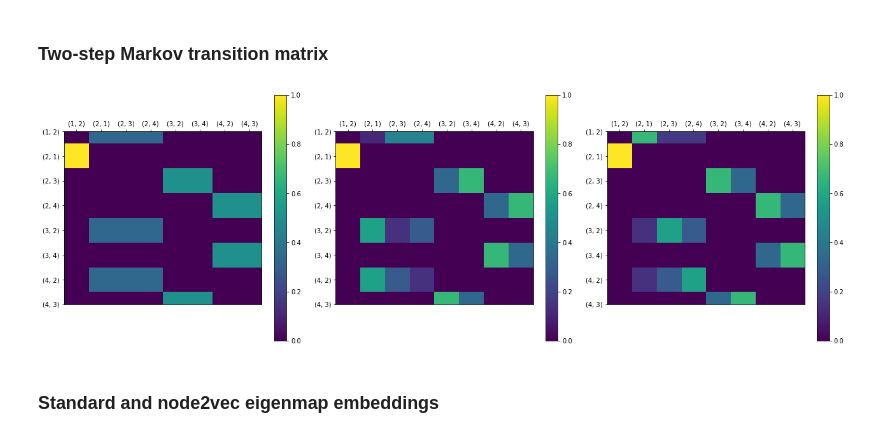
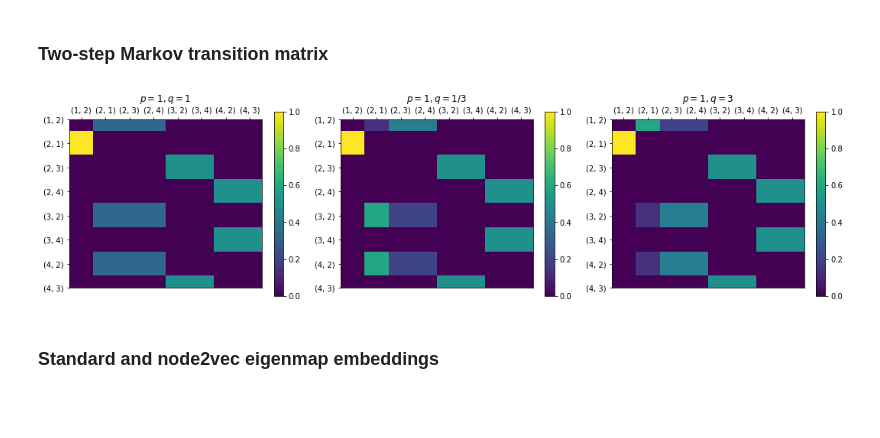
Before and after one commit to sauxpa/graph_embedding, a Jupyter notebook: example_rw_factorization_embedding.ipynb, the cells around one changed output. Cells and saved outputs as stored; diff of their text form; code cells hidden in the pictures; blank space fills up the shorter version.

```diff
--- a/example_rw_factorization_embedding.ipynb
+++ b/example_rw_factorization_embedding.ipynb
@@ -44,45 +44,50 @@ The iterable function was deprecated in Matplotlib 3.1 and will be removed in 3.
 # %% [markdown]
 ### Two-step Markov transition matrix
 # %%
-fig, axes = plt.subplots(figsize=(18,7), nrows=1, ncols=3)
+fig, axes = plt.subplots(figsize=(15,7), nrows=1, ncols=3)
 
 nodes_ = G_.nodes
 P_standard = rw_2step_transition_matrix(G=G, p=1.0, q=1.0)
-P_dfs = rw_2step_transition_matrix(G=G, p=2.0, q=0.5)
-P_bfs = rw_2step_transition_matrix(G=G, p=0.5, q=2.0)
+P_dfs = rw_2step_transition_matrix(G=G, p=1.0, q=1/3)
+P_bfs = rw_2step_transition_matrix(G=G, p=1.0, q=3.0)
 
 ax = axes[0]
 im = ax.imshow(P_standard.A, interpolation='none')
 ax.set_xticks(range(len(nodes_)))
 ax.set_yticks(range(len(nodes_)))
 ax.set_xticklabels(nodes_)
 ax.set_yticklabels(nodes_)
+ax.set_title('$p=1, q=1$')
 ax.xaxis.set_ticks_position('top')
-fig.colorbar(im, ax=ax, shrink=0.8)
+fig.colorbar(im, ax=ax, shrink=0.5)
 
 ax = axes[1]
 im = ax.imshow(P_dfs.A, interpolation='none')
 ax.set_xticks(range(len(nodes_)))
 ax.set_yticks(range(len(nodes_)))
 ax.set_xticklabels(nodes_)
 ax.set_yticklabels(nodes_)
+ax.set_title('$p=1, q=1/3$')
 ax.xaxis.set_ticks_position('top')
-fig.colorbar(im, ax=ax, shrink=0.8)
+fig.colorbar(im, ax=ax, shrink=0.5)
 
 ax = axes[2]
 im = ax.imshow(P_bfs.A, interpolation='none')
 ax.set_xticks(range(len(nodes_)))
 ax.set_yticks(range(len(nodes_)))
 ax.set_xticklabels(nodes_)
 ax.set_yticklabels(nodes_)
+ax.set_title('$p=1, q=3$')
 ax.xaxis.set_ticks_position('top')
 
-fig.colorbar(im, ax=ax, shrink=0.8)
+fig.colorbar(im, ax=ax, shrink=0.5)
 
 plt.tight_layout()
 plt.show()
+
+fig.savefig('2_step_transition_matrix.eps')
 # %% [output]
-[figure, old version]
+[figure, new version]
 # %% [markdown]
 ### Standard and node2vec eigenmap embeddings
 # %%
```
Also changed, not shown: parts of 4 cells of this notebook.
